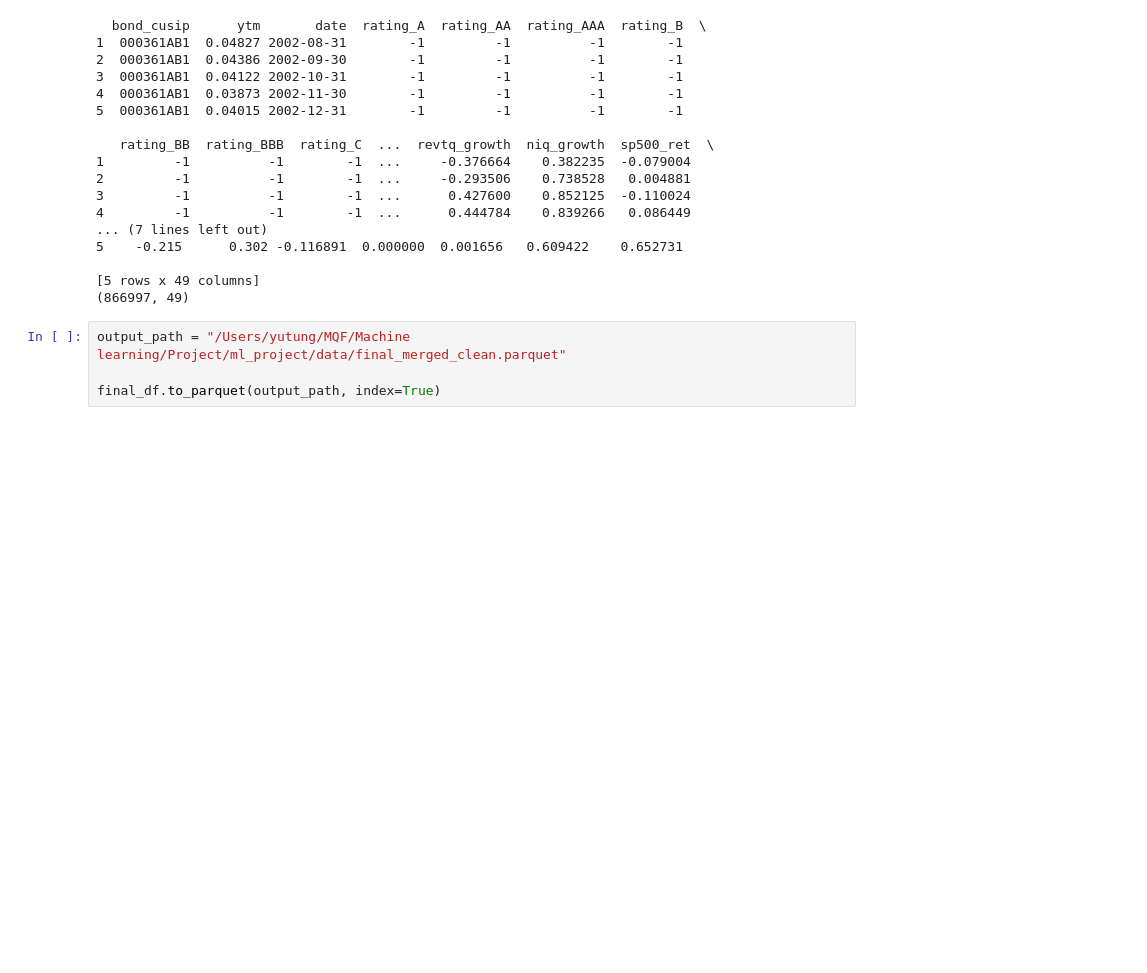
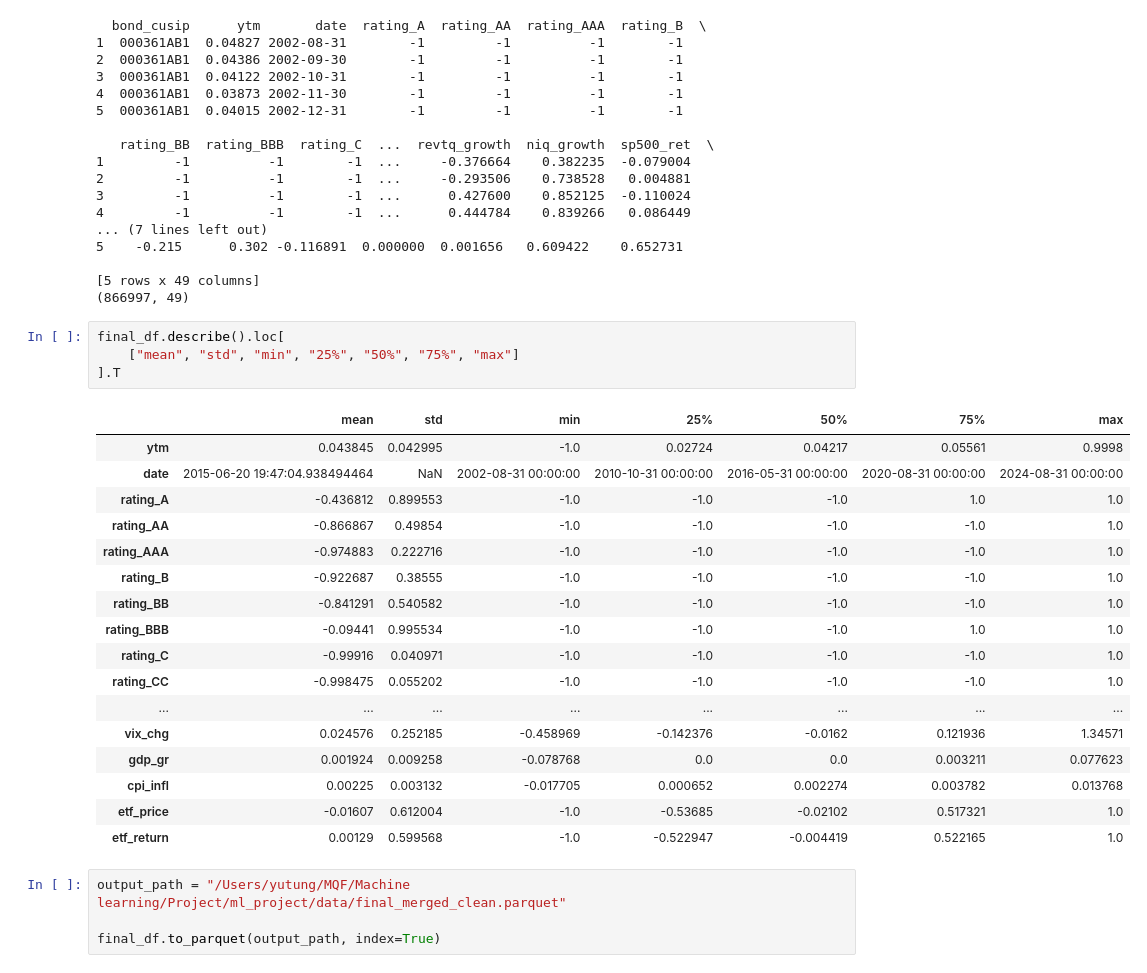
Before and after one commit to QinqinAndMacaulayCat/ml_project, a Jupyter notebook: data/data_normalizing.ipynb, the cells around one changed output. Saved outputs shown, nothing was run; the diff lists cells and outputs as text; blank space fills up the shorter version.

```diff
--- a/data/data_normalizing.ipynb
+++ b/data/data_normalizing.ipynb
@@ -176,6 +172,28 @@ print(final_df.shape)
 
 [5 rows x 49 columns]
 (866997, 49)
+# %%
+final_df.describe().loc[
+    ["mean", "std", "min", "25%", "50%", "75%", "max"]
+].T
+# %% [output]
+|  | mean | std | min | 25% | 50% | 75% | max |
+| ytm | 0.043845 | 0.042995 | -1.0 | 0.02724 | 0.04217 | 0.05561 | 0.9998 |
+| date | 2015-06-20 19:47:04.938494464 | NaN | 2002-08-31 00:00:00 | 2010-10-31 00:00:00 | 2016-05-31 00:00:00 | 2020-08-31 00:00:00 | 2024-08-31 00:00:00 |
+| rating_A | -0.436812 | 0.899553 | -1.0 | -1.0 | -1.0 | 1.0 | 1.0 |
+| rating_AA | -0.866867 | 0.49854 | -1.0 | -1.0 | -1.0 | -1.0 | 1.0 |
+| rating_AAA | -0.974883 | 0.222716 | -1.0 | -1.0 | -1.0 | -1.0 | 1.0 |
+| rating_B | -0.922687 | 0.38555 | -1.0 | -1.0 | -1.0 | -1.0 | 1.0 |
+| rating_BB | -0.841291 | 0.540582 | -1.0 | -1.0 | -1.0 | -1.0 | 1.0 |
+| rating_BBB | -0.09441 | 0.995534 | -1.0 | -1.0 | -1.0 | 1.0 | 1.0 |
+| rating_C | -0.99916 | 0.040971 | -1.0 | -1.0 | -1.0 | -1.0 | 1.0 |
+| rating_CC | -0.998475 | 0.055202 | -1.0 | -1.0 | -1.0 | -1.0 | 1.0 |
+| ... | ... | ... | ... | ... | ... | ... | ... |
+| vix_chg | 0.024576 | 0.252185 | -0.458969 | -0.142376 | -0.0162 | 0.121936 | 1.34571 |
+| gdp_gr | 0.001924 | 0.009258 | -0.078768 | 0.0 | 0.0 | 0.003211 | 0.077623 |
+| cpi_infl | 0.00225 | 0.003132 | -0.017705 | 0.000652 | 0.002274 | 0.003782 | 0.013768 |
+| etf_price | -0.01607 | 0.612004 | -1.0 | -0.53685 | -0.02102 | 0.517321 | 1.0 |
+| etf_return | 0.00129 | 0.599568 | -1.0 | -0.522947 | -0.004419 | 0.522165 | 1.0 |
 # %%
 output_path = "/Users/yutung/MQF/Machine learning/Project/ml_project/data/final_merged_clean.parquet"
 
```
Also changed, not shown: parts of 2 cells of this notebook, 2 other files.
